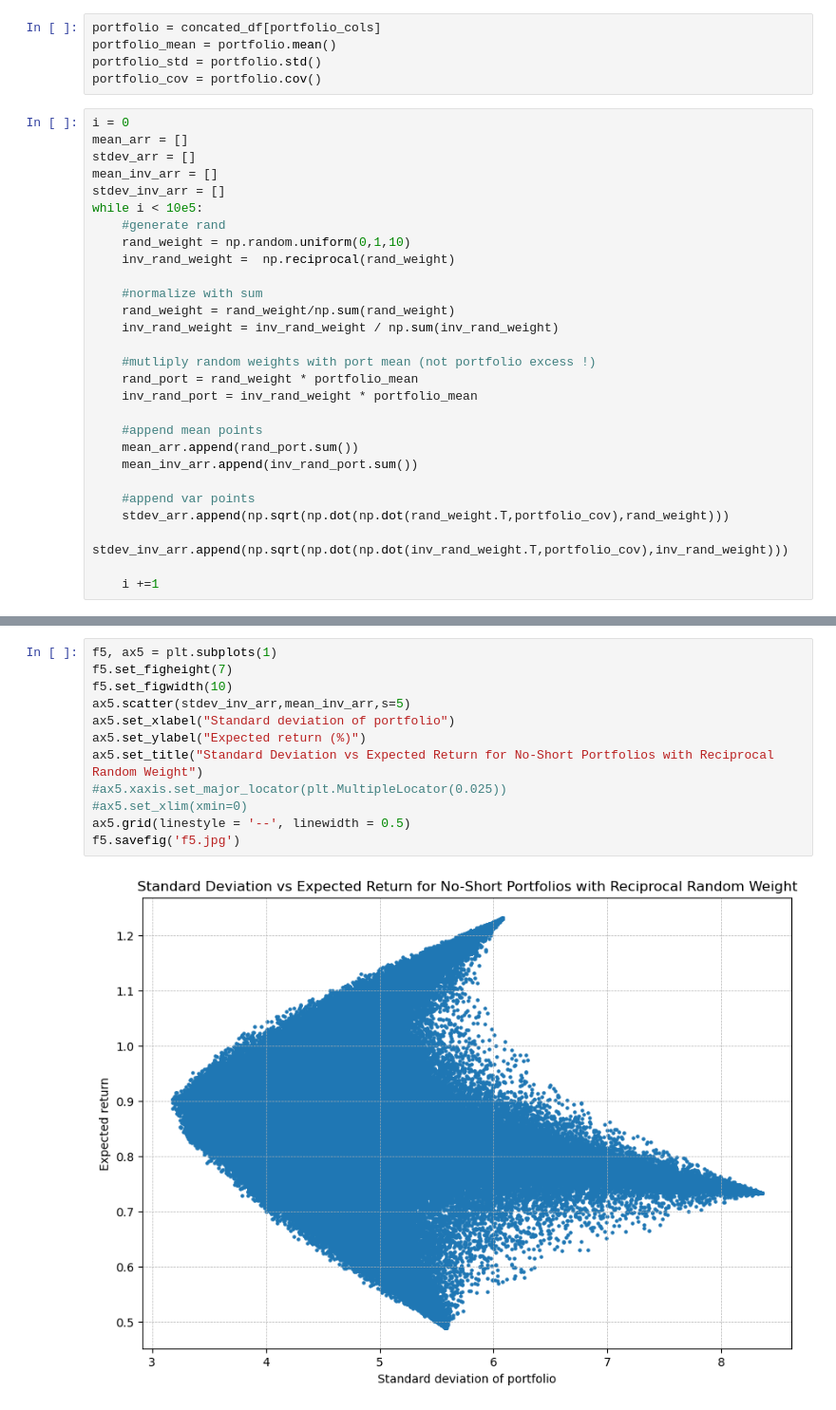
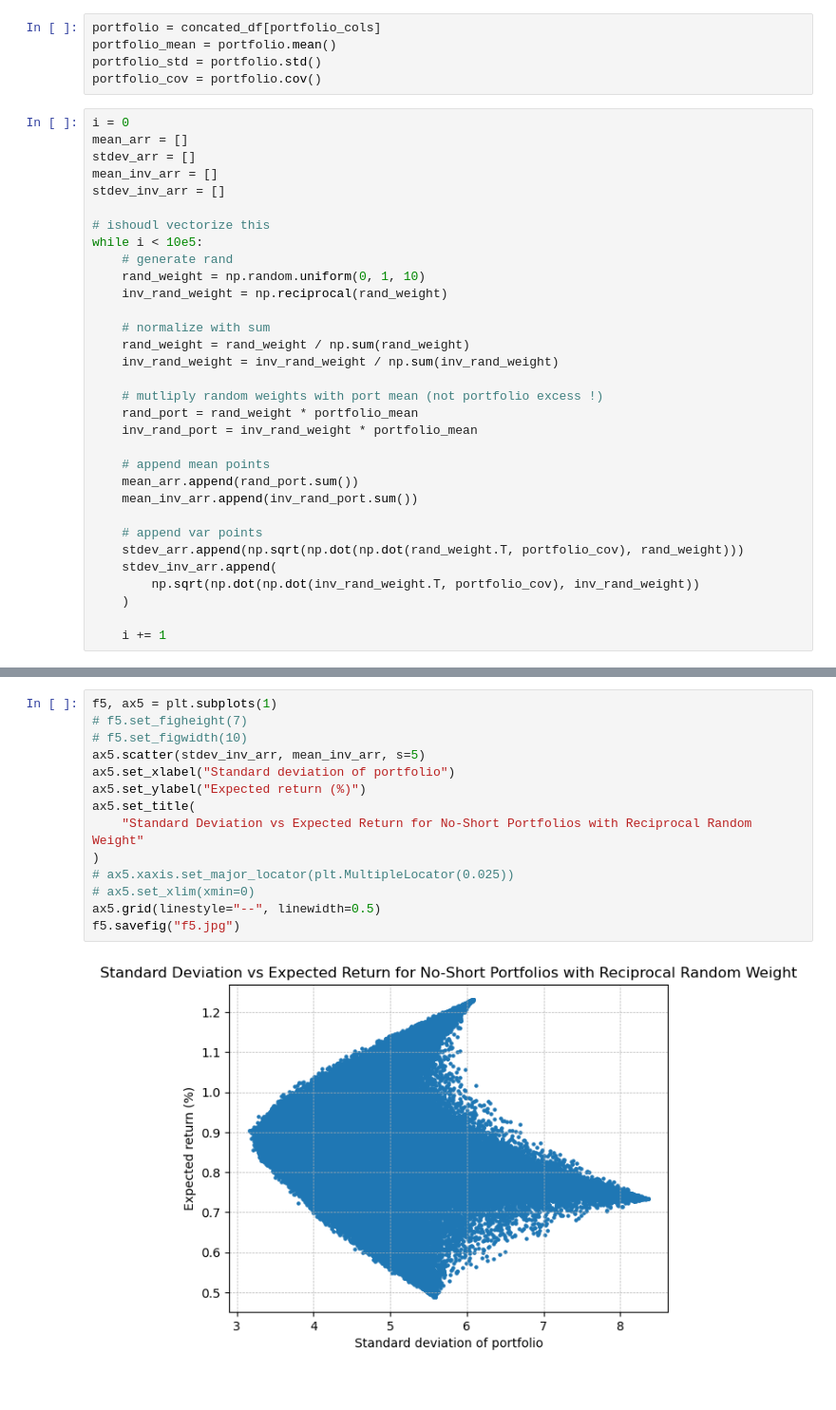
Before and after one commit to kilowiski/qf600, a Jupyter notebook: assignment_4/assignment4.ipynb, the cells around one changed output, grey strips where cells are left out. Shown at 95% size. Cells and saved outputs as stored; diff of their text form; blank space fills up the shorter version.

```diff
--- a/assignment_4/assignment4.ipynb
+++ b/assignment_4/assignment4.ipynb
@@ -275,27 +207,31 @@ mean_arr = []
 stdev_arr = []
 mean_inv_arr = []
 stdev_inv_arr = []
+
+# ishoudl vectorize this
 while i < 10e5:
-    #generate rand
-    rand_weight = np.random.uniform(0,1,10)
-    inv_rand_weight =  np.reciprocal(rand_weight)
+    # generate rand
+    rand_weight = np.random.uniform(0, 1, 10)
+    inv_rand_weight = np.reciprocal(rand_weight)
 
-    #normalize with sum
-    rand_weight = rand_weight/np.sum(rand_weight)
+    # normalize with sum
+    rand_weight = rand_weight / np.sum(rand_weight)
     inv_rand_weight = inv_rand_weight / np.sum(inv_rand_weight)
 
-    #mutliply random weights with port mean (not portfolio excess !)
+    # mutliply random weights with port mean (not portfolio excess !)
     rand_port = rand_weight * portfolio_mean
     inv_rand_port = inv_rand_weight * portfolio_mean
 
-    #append mean points
+    # append mean points
     mean_arr.append(rand_port.sum())
     mean_inv_arr.append(inv_rand_port.sum())
 
-    #append var points
-    stdev_arr.append(np.sqrt(np.dot(np.dot(rand_weight.T,portfolio_cov),rand_weight)))
-    stdev_inv_arr.append(np.sqrt(np.dot(np.dot(inv_rand_weight.T,portfolio_cov),inv_rand_weight)))
+    # append var points
+    stdev_arr.append(np.sqrt(np.dot(np.dot(rand_weight.T, portfolio_cov), rand_weight)))
+    stdev_inv_arr.append(
+        np.sqrt(np.dot(np.dot(inv_rand_weight.T, portfolio_cov), inv_rand_weight))
+    )
 
-    i +=1
+    i += 1
 # %%
 f4, ax4 = plt.subplots(1)
@@ -314,14 +252,16 @@ f4.savefig('f4.jpg')
 # %%
 f5, ax5 = plt.subplots(1)
-f5.set_figheight(7)
-f5.set_figwidth(10)
-ax5.scatter(stdev_inv_arr,mean_inv_arr,s=5)
+# f5.set_figheight(7)
+# f5.set_figwidth(10)
+ax5.scatter(stdev_inv_arr, mean_inv_arr, s=5)
 ax5.set_xlabel("Standard deviation of portfolio")
 ax5.set_ylabel("Expected return (%)")
-ax5.set_title("Standard Deviation vs Expected Return for No-Short Portfolios with Reciprocal Random Weight")
-#ax5.xaxis.set_major_locator(plt.MultipleLocator(0.025))
-#ax5.set_xlim(xmin=0)
-ax5.grid(linestyle = '--', linewidth = 0.5)
-f5.savefig('f5.jpg')
+ax5.set_title(
+    "Standard Deviation vs Expected Return for No-Short Portfolios with Reciprocal Random Weight"
+)
+# ax5.xaxis.set_major_locator(plt.MultipleLocator(0.025))
+# ax5.set_xlim(xmin=0)
+ax5.grid(linestyle="--", linewidth=0.5)
+f5.savefig("f5.jpg")
 # %% [output]
-[figure, old version]
+[figure, new version]
```
Also changed, not shown: parts of 19 cells of this notebook.
